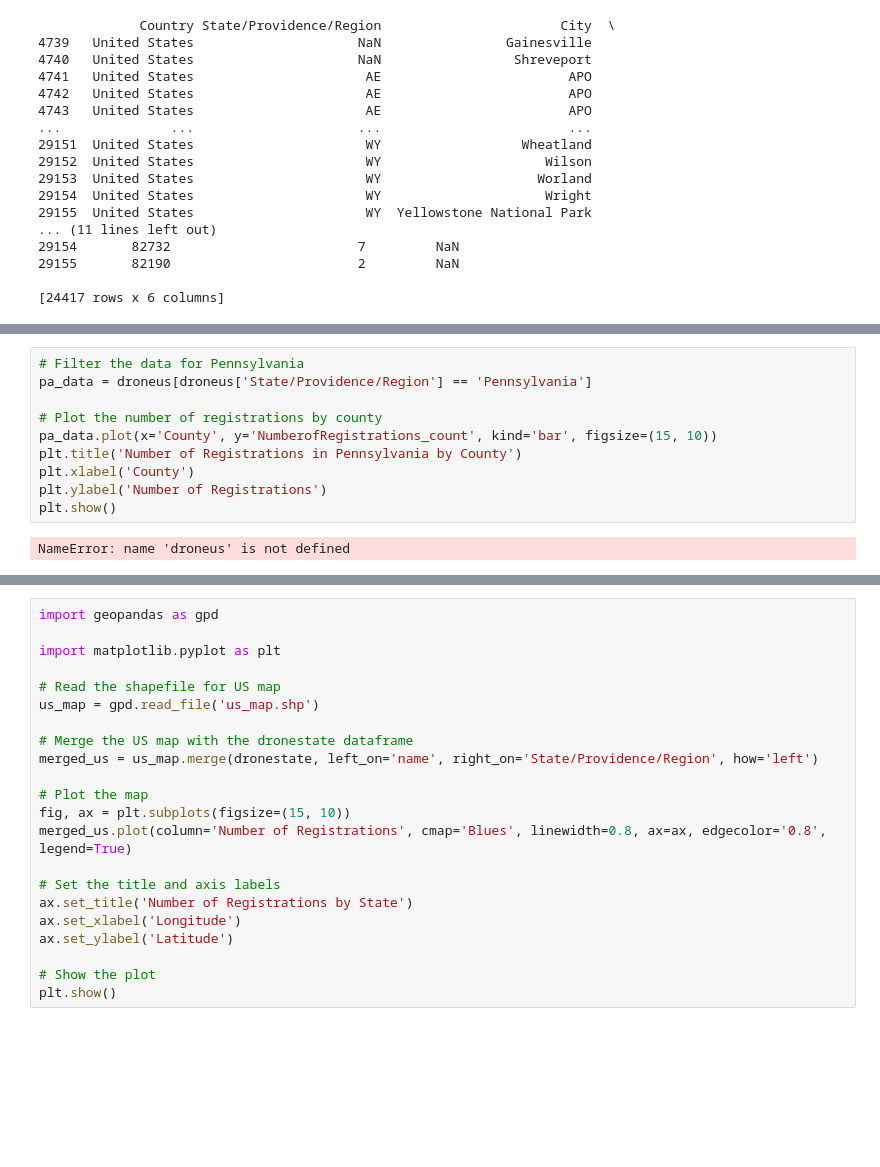
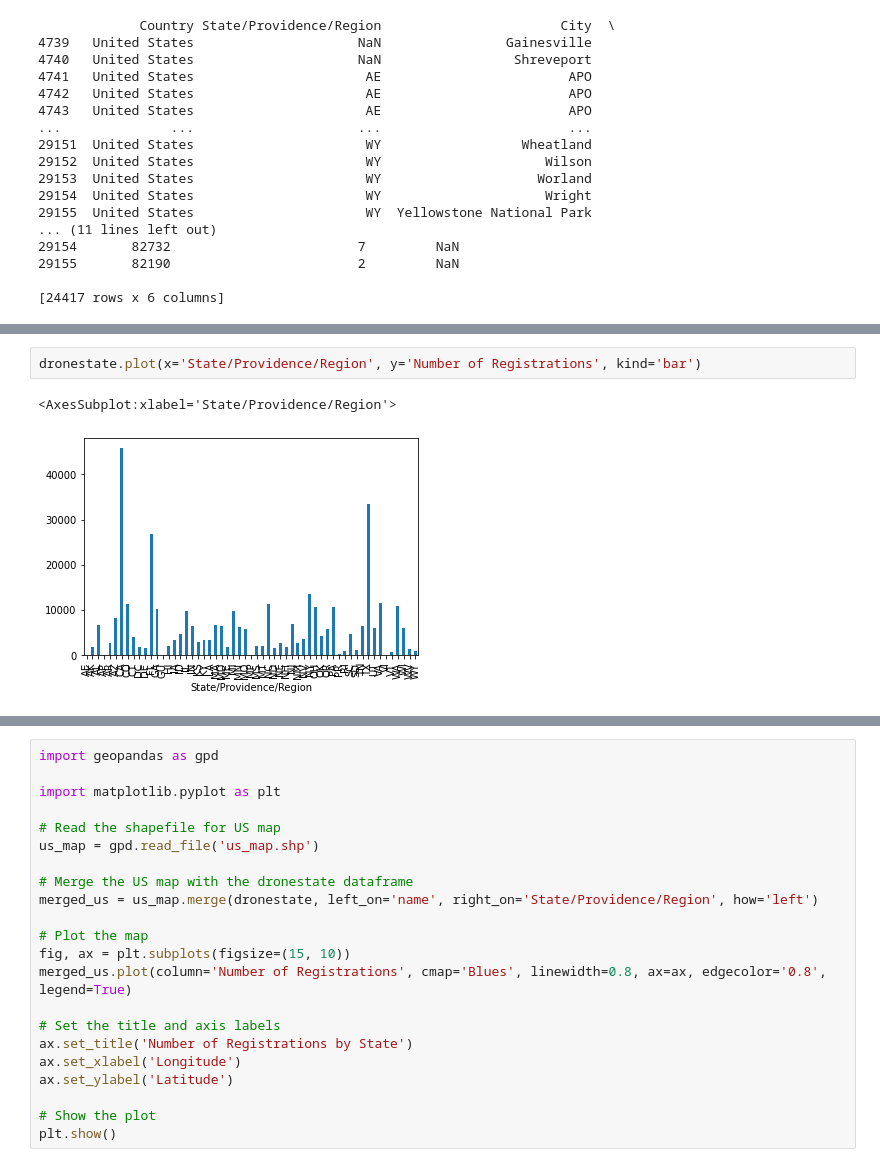
Before and after one commit to productiveplay/Drone, a Jupyter notebook: drone.ipynb, the cells around one changed output, grey strips where cells are left out. Drawn from its saved outputs; the diff is of its cells as text; blank space fills up the shorter version.

```diff
--- a/drone.ipynb
+++ b/drone.ipynb
@@ -101,12 +120,5 @@ print(droneus_count_by_state)
-# %%
-# Filter the data for Pennsylvania
-pa_data = droneus[droneus['State/Providence/Region'] == 'Pennsylvania']
-
-# Plot the number of registrations by county
-pa_data.plot(x='County', y='NumberofRegistrations_count', kind='bar', figsize=(15, 10))
-plt.title('Number of Registrations in Pennsylvania by County')
-plt.xlabel('County')
-plt.ylabel('Number of Registrations')
-plt.show()
-# %% [output]
-NameError: name 'droneus' is not defined
+# %%
+dronestate.plot(x='State/Providence/Region', y='Number of Registrations', kind='bar')
+# %% [output]
+<AxesSubplot:xlabel='State/Providence/Region'>
+[figure, added]
```
Also changed, not shown: parts of 3 cells of this notebook, 1 other file.
